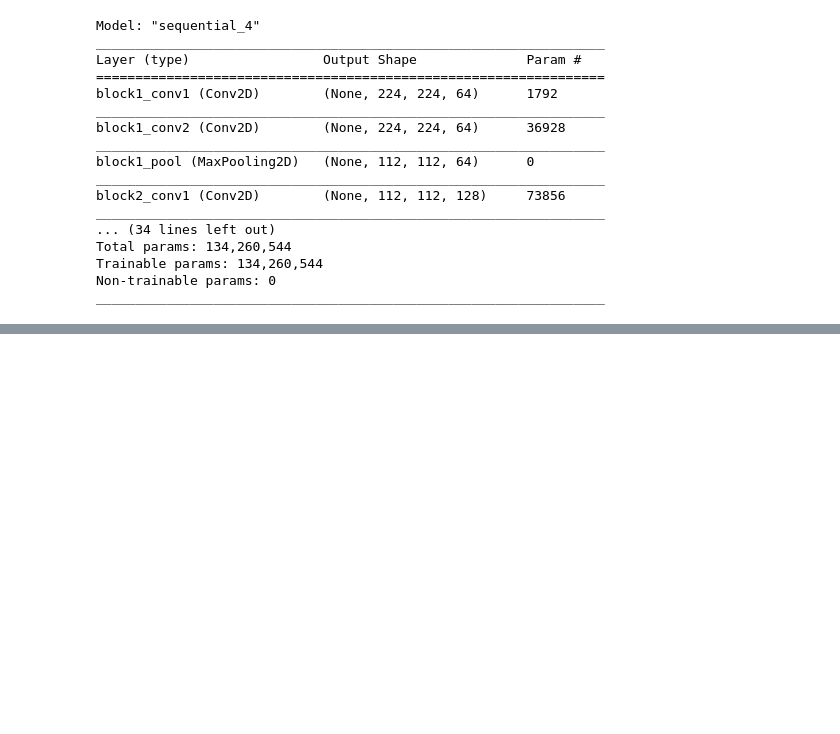
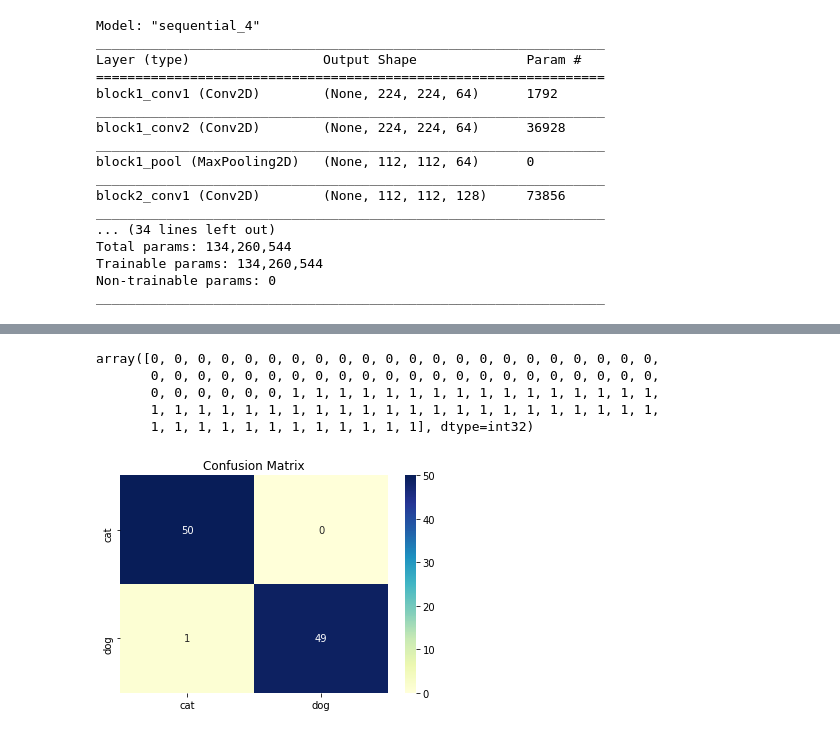
Before and after one commit to rNLKJA/legendary-succotash, a Jupyter notebook: Keras beginner tutorial/Keras with TensorFlow Course - Python Deep Learning and Neural Networks for Beginners.ipynb, the cells around one changed output, grey strips where cells are left out. Cells and saved outputs as stored; diff of their text form; code cells hidden in the pictures; blank space fills up the shorter version.

```diff
--- a/Keras beginner tutorial/Keras with TensorFlow Course - Python Deep Learning and Neural Networks for Beginners.ipynb
+++ b/Keras beginner tutorial/Keras with TensorFlow Course - Python Deep Learning and Neural Networks for Beginners.ipynb
@@ -774,0 +797,6 @@ model.aa()
+# %%
+model.compile(optimizer=Adam(learning_rate=0.0001),
+              loss='categorical_crossentropy',
+              metrics=['accuracy'])
+# %%
+model.fit(x=train_batches, validation_data=valid_batches, epochs=5, verbose=1)
@@ -774,0 +817,2 @@ model.aa()
+# %%
+predictions = model.predict(x=test_batches, verbose=1)
@@ -774,0 +821,23 @@ model.aa()
+# %%
+test_batches.classes
+# %% [output]
+array([0, 0, 0, 0, 0, 0, 0, 0, 0, 0, 0, 0, 0, 0, 0, 0, 0, 0, 0, 0, 0, 0,
+       0, 0, 0, 0, 0, 0, 0, 0, 0, 0, 0, 0, 0, 0, 0, 0, 0, 0, 0, 0, 0, 0,
+       0, 0, 0, 0, 0, 0, 1, 1, 1, 1, 1, 1, 1, 1, 1, 1, 1, 1, 1, 1, 1, 1,
+       1, 1, 1, 1, 1, 1, 1, 1, 1, 1, 1, 1, 1, 1, 1, 1, 1, 1, 1, 1, 1, 1,
+       1, 1, 1, 1, 1, 1, 1, 1, 1, 1, 1, 1], dtype=int32)
+# %%
+cm = confusion_matrix(y_true=test_batches.classes, y_pred=np.argmax(predictions, axis=-1))
+# %%
+# plot the matrix use searborn heatmap
+cm_plot_labels = ['cat', 'dog']
+
+sns.heatmap(data=cm, cmap='YlGnBu',
+            xticklabels=cm_plot_labels,
+            yticklabels=cm_plot_labels,
+            annot=True)
+
+plt.title('Confusion Matrix')
+plt.show()
+# %% [output]
+[figure, added]
```
Also changed, not shown: parts of 5 cells of this notebook.
